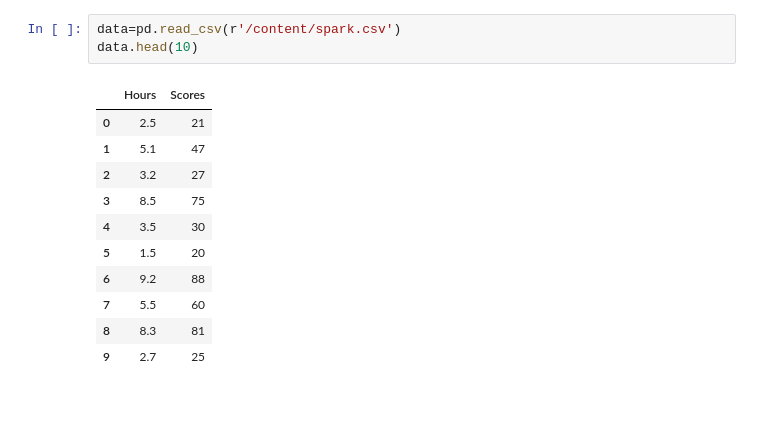
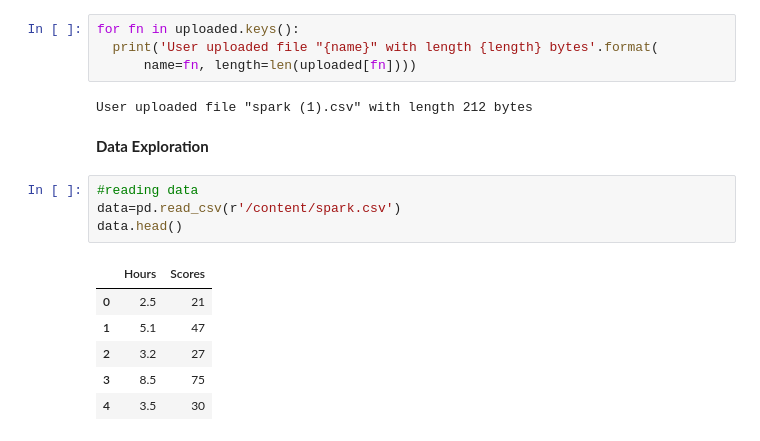
Before and after one commit to itsmekusumjha/prediction_score, a Jupyter notebook: Prediction_using_ML.ipynb, the cells around one changed output. Drawn from its saved outputs; the diff is of its cells as text; blank space fills up the shorter version.

```diff
--- a/Prediction_using_ML.ipynb
+++ b/Prediction_using_ML.ipynb
@@ -8,15 +22,19 @@ import matplotlib.pyplot as plt
+# %%
+for fn in uploaded.keys():
+  print('User uploaded file "{name}" with length {length} bytes'.format(
+      name=fn, length=len(uploaded[fn])))
+# %% [output]
+User uploaded file "spark (1).csv" with length 212 bytes
+# %% [markdown]
+**Data Exploration**
 # %%
+#reading data
 data=pd.read_csv(r'/content/spark.csv')
-data.head(10)
+data.head()
 # %% [output]
 |  | Hours | Scores |
 | 0 | 2.5 | 21 |
 | 1 | 5.1 | 47 |
 | 2 | 3.2 | 27 |
 | 3 | 8.5 | 75 |
 | 4 | 3.5 | 30 |
-| 5 | 1.5 | 20 |
-| 6 | 9.2 | 88 |
-| 7 | 5.5 | 60 |
-| 8 | 8.3 | 81 |
-| 9 | 2.7 | 25 |
```
Also changed, not shown: parts of 41 cells of this notebook.
